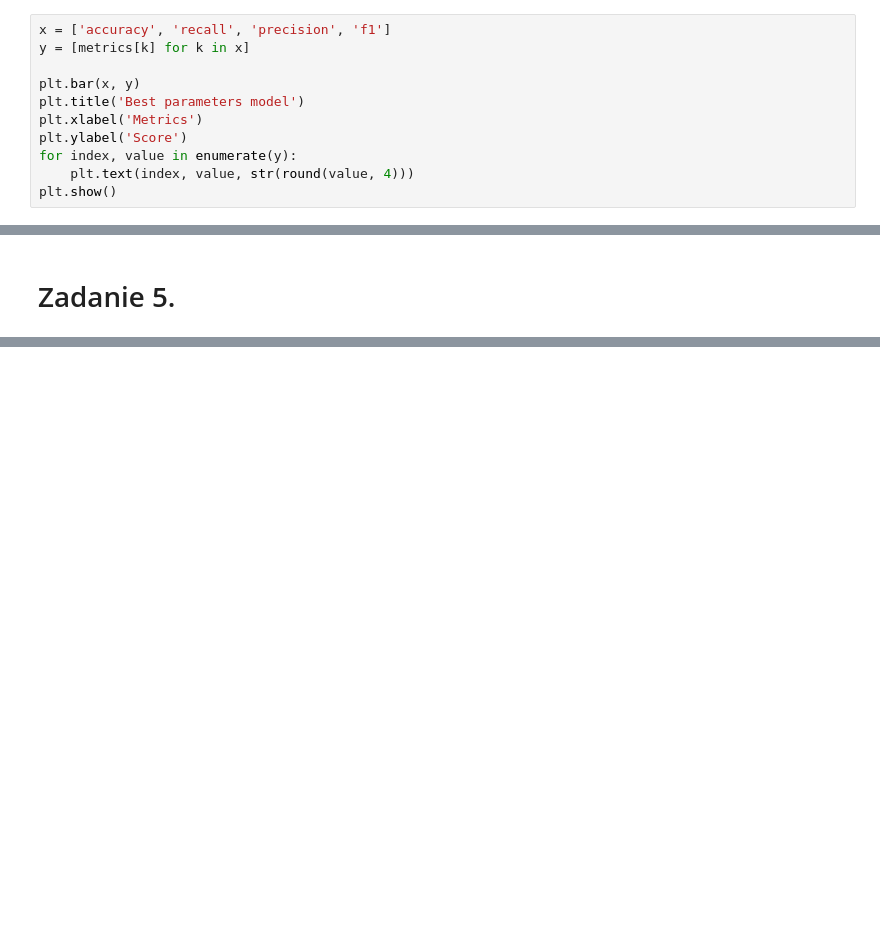
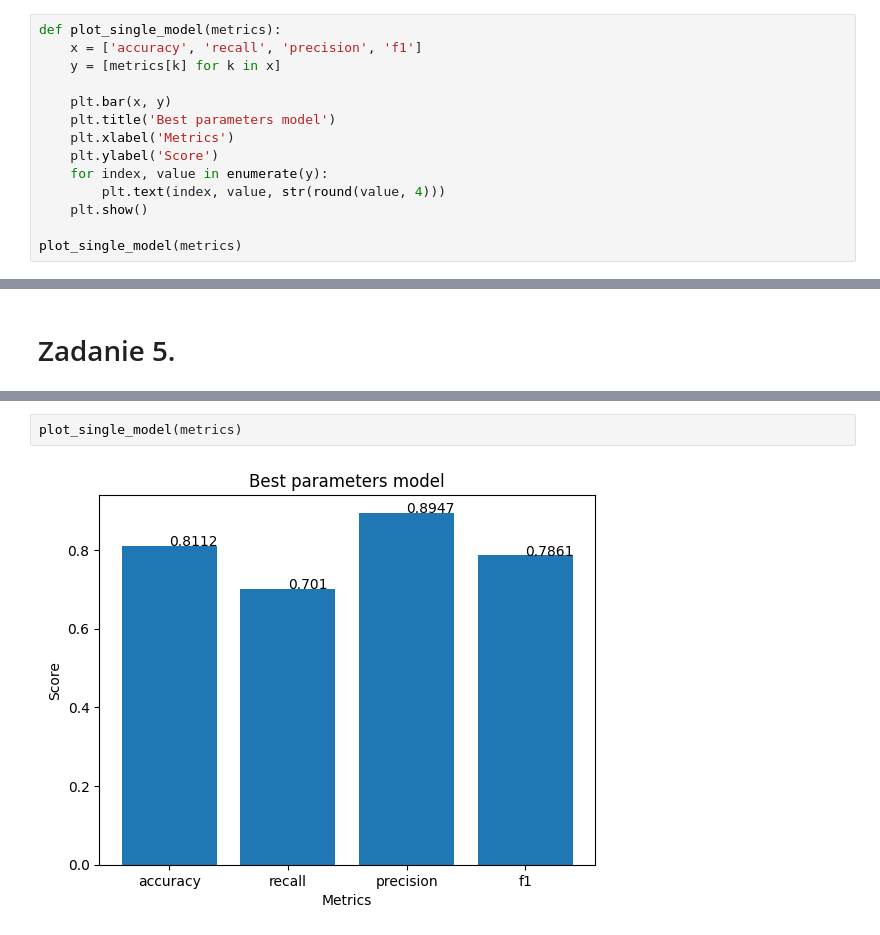
Before and after one commit to NoIdeaForMyName/facial_recognition_celebA, a Jupyter notebook: report.ipynb, the cells around one changed output, grey strips where cells are left out. Saved outputs shown, nothing was run; the diff lists cells and outputs as text; blank space fills up the shorter version.

```diff
--- a/report.ipynb
+++ b/report.ipynb
@@ -600,16 +600,19 @@ tn: 97
 fp: 3
 fn: 7
 # %%
-x = ['accuracy', 'recall', 'precision', 'f1']
-y = [metrics[k] for k in x]
+def plot_single_model(metrics):
+    x = ['accuracy', 'recall', 'precision', 'f1']
+    y = [metrics[k] for k in x]
 
-plt.bar(x, y)
-plt.title('Best parameters model')
-plt.xlabel('Metrics')
-plt.ylabel('Score')
-for index, value in enumerate(y):
-    plt.text(index, value, str(round(value, 4)))
-plt.show()
+    plt.bar(x, y)
+    plt.title('Best parameters model')
+    plt.xlabel('Metrics')
+    plt.ylabel('Score')
+    for index, value in enumerate(y):
+        plt.text(index, value, str(round(value, 4)))
+    plt.show()
+
+plot_single_model(metrics)
 # %% [output]
 [figure]
 # %% [markdown]
@@ -618,0 +710,4 @@ plt.show()
+# %%
+plot_single_model(metrics)
+# %% [output]
+[figure, added]
```
Also changed, not shown: parts of 2 cells of this notebook.
